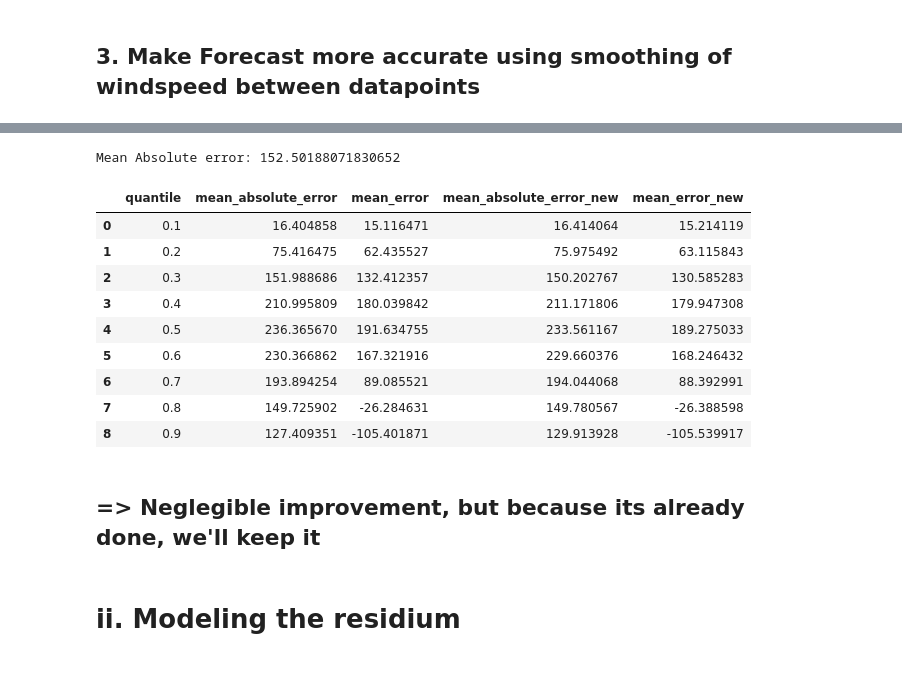
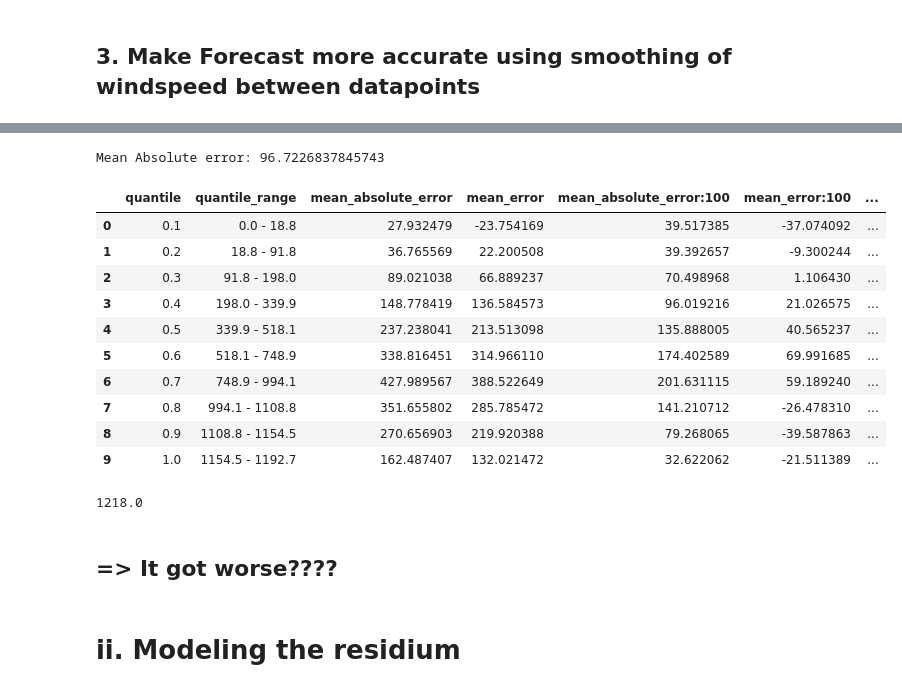
Before and after one commit to P-AEL/Energy_production_price_prediction, a Jupyter notebook: Generation_forecast/Wind_forecast/wind_foreacst_math_ml_model.ipynb, the cells around one changed output, grey strips where cells are left out. Cells and saved outputs as stored; diff of their text form; code cells hidden in the pictures.

Commit message:
Updates to wind forecast models and Docs

```diff
--- a/Generation_forecast/Wind_forecast/wind_foreacst_math_ml_model.ipynb
+++ b/Generation_forecast/Wind_forecast/wind_foreacst_math_ml_model.ipynb
@@ -16,11 +16,17 @@ df_wind = df_wind.drop(columns=['SS_Price', 'boa_MWh', 'DA_Price', 'Wind_MWh_cre
 df_wind['reference_time'] = pd.to_datetime(df_wind['reference_time'])
 df_wind['valid_time'] = pd.to_datetime(df_wind['valid_time'])
 df_latest = df_wind.groupby('valid_time').tail(1)
+# %%
+# drop everything after Jan 20, 2024
+df_latest = df_latest[df_latest['valid_time'] < '2024-01-21']
 # %%
 df_latest['WindSpeed_avg'] = (df_latest['WindSpeed_dwd'] + df_latest['WindSpeed_ncep']) / 2
 df_latest['WindSpeed:100_avg'] = (df_latest['WindSpeed:100_dwd'] + df_latest['WindSpeed:100_ncep']) / 2
 df_latest['WindSpeed_full_avg'] = (df_latest['WindSpeed_avg'] + df_latest['WindSpeed:100_avg']) / 2
+df_latest['WindSpeed^3_avg'] = (df_latest['WindSpeed^3_dwd'] + df_latest['WindSpeed^3_ncep']) / 2
+df_latest['WindSpeed^3:100_avg'] = (df_latest['WindSpeed^3:100_dwd'] + df_latest['WindSpeed^3:100_ncep']) / 2
+df_latest['WindSpeed^3_full_avg'] = (df_latest['WindSpeed^3_avg'] + df_latest['WindSpeed^3:100_avg']) / 2
 df_latest['Temperature_avg'] = (df_latest['Temperature_dwd'] + df_latest['Temperature_ncep']) / 2
 df_latest['RelativeHumidity_avg'] = (df_latest['RelativeHumidity_dwd'] + df_latest['RelativeHumidity_ncep']) / 2
 
-df_latest = df_latest.drop(columns=['WindSpeed_dwd', 'WindSpeed_ncep', 'Temperature_dwd', 'Temperature_ncep', 'RelativeHumidity_dwd', 'RelativeHumidity_ncep', 'WindSpeed:100_dwd', 'WindSpeed:100_ncep'])
+df_latest = df_latest.drop(columns=['WindSpeed_dwd', 'WindSpeed_ncep', 'Temperature_dwd', 'Temperature_ncep', 'RelativeHumidity_dwd', 'RelativeHumidity_ncep', 'WindSpeed:100_dwd', 'WindSpeed:100_ncep', 'WindSpeed^3_dwd', 'WindSpeed^3_ncep', 'WindSpeed^3:100_dwd', 'WindSpeed^3:100_ncep'])
@@ -163,0 +174,4 @@ Mean error: -34.58
+# %%
+approximated_total_efficiency = min_error[0]
+limiter = min_error[1]
+# maximum_wind_speed_for_power_curve = 12.0
@@ -191,7 +233,7 @@ for reference_time, group in df_latest.groupby('reference_time'):
 
     # Get the valid_times and corresponding wind speeds for this reference_time
     valid_times = group['valid_time'].values
-    wind_speeds = group['WindSpeed_avg'].values
+    wind_speeds = group['WindSpeed:100_avg'].values
     actual_generation = group['Wind_MW'].values
 
     # Convert valid_times to seconds for interpolation
@@ -199,8 +241,8 @@ for reference_time, group in df_latest.groupby('reference_time'):
 
     if len(valid_times) < 2:
         wind_power = 0.5 * group['AirDensity'].iloc[0] * rotor_area * avg_cubed_wind * 174 / 1000000
-        usable_wind_power = min(wind_power, 0.5 * group['AirDensity'].iloc[0] * rotor_area * maximum_wind_speed_for_power_curve ** 3 * 174 / 1000000) - const_internal_friction_coefficient
-        power_output = usable_wind_power * approximated_total_efficiency if (group['WindSpeed_avg'].iloc[0] >= minimum_wind_speed) and (group['WindSpeed_avg'].iloc[0] <= maximum_wind_speed_for_operation) else 0
+        usable_wind_power = min(wind_power, 7 * 174 * limiter / approximated_total_efficiency)
+        power_output = usable_wind_power * approximated_total_efficiency - const_internal_friction_coefficient if (group['WindSpeed:100_avg'].iloc[0] >= minimum_wind_speed) and (group['WindSpeed:100_avg'].iloc[0] <= maximum_wind_speed_for_operation) else 0
 
         # Update PowerOutput
         df_latest.loc[(df_latest['reference_time'] == reference_time) & (df_latest['valid_time'] == valid_times[0]), 'PowerOutput'] = power_output
@@ -219,15 +261,18 @@ for reference_time, group in df_latest.groupby('reference_time'):
         # Interpolate wind speeds at 1-minute intervals
         interpolated_wind_speeds = wind_speed_spline(times_1min)
 
-        # Calculate the average wind power using the cubed wind speeds
+        # Calculate the average wind power using the cubed wind speeds, reduce speeds <3ms to 0
+        avg_cubed_wind = np.mean(np.where((interpolated_wind_speeds >= 3) & (interpolated_wind_speeds <= 25), interpolated_wind_speeds, 0) ** 3)
         avg_cubed_wind = np.mean(interpolated_wind_speeds ** 3)
+        # get frac with windspeed > 3 and < 25
+        frac_generation = np.mean(np.where((interpolated_wind_speeds >= 3) & (interpolated_wind_speeds <= 25), 1, 0))
 
         # Calculate wind power and apply limits for each interval
         wind_power = 0.5 * group['AirDensity'].iloc[i] * rotor_area * avg_cubed_wind * 174 / 1000000
-        usable_wind_power = min(wind_power, 0.5 * group['AirDensity'].iloc[i] * rotor_area * maximum_wind_speed_for_power_curve ** 3 * 174 / 1000000) - const_internal_friction_coefficient
+        usable_wind_power = min(wind_power, 7 * 174 * limiter / approximated_total_efficiency)
 
         # Calculate final power output based on cut-in, cut-out wind speeds and efficiency
-        power_output = usable_wind_power * approximated_total_efficiency if (group['WindSpeed_avg'].iloc[i] >= minimum_wind_speed) and (group['WindSpeed_avg'].iloc[i] <= maximum_wind_speed_for_operation) else 0
+        power_output = max(0, usable_wind_power * approximated_total_efficiency - const_internal_friction_coefficient * frac_generation)
 
         # Update PowerOutput
         valid_time = pd.to_datetime(valid_times[i]).tz_localize('UTC')
@@ -235,33 +280,36 @@ for reference_time, group in df_latest.groupby('reference_time'):
 # %%
 # Absolute error
 print('Mean Absolute error:', np.mean(np.abs(df_latest['Wind_MW'] - df_latest['PowerOutput'])))
 # Mean absolute error in 10% quantiles
-stats_df['mean_absolute_error_new'] = 0.0
-stats_df['mean_error_new'] = 0.0
-for q in np.arange(0.1, 1, 0.1):
-    quantile_df = df_latest[(df_latest['PowerOutput'] < df_latest['Wind_MW'].quantile(q)) & (df_latest['PowerOutput'] >= df_latest['Wind_MW'].quantile(q - 0.1))]
+for q in np.arange(0.1, 1.1, 0.1):
+    quantile_df = df_latest[(df_latest['Wind_MW'] < df_latest['Wind_MW'].quantile(q)) & (df_latest['Wind_MW'] >= df_latest['Wind_MW'].quantile(q - 0.1))]
     quantile_row = {
         'quantile': q,
-        'mean_absolute_error_new': np.mean(np.abs(quantile_df['Wind_MW'] - quantile_df['PowerOutput'])),
-        'mean_error_new': np.mean(quantile_df['Wind_MW'] - quantile_df['PowerOutput'])
+        'mean_absolute_error:100_new': np.mean(np.abs(quantile_df['Wind_MW'] - quantile_df['PowerOutput'])),
+        'mean_error:100_new': np.mean(quantile_df['Wind_MW'] - quantile_df['PowerOutput'])
     }
-    stats_df.loc[stats_df['quantile'] == q, 'mean_absolute_error_new'] = quantile_row['mean_absolute_error_new']
-    stats_df.loc[stats_df['quantile'] == q, 'mean_error_new'] = quantile_row['mean_error_new']
+    stats_df.loc[stats_df['quantile'] == q, 'mean_absolute_error:100_new'] = quantile_row['mean_absolute_error:100_new']
+    stats_df.loc[stats_df['quantile'] == q, 'mean_error:100_new'] = quantile_row['mean_error:100_new']
 
 stats_df
 # %% [output]
-Mean Absolute error: 152.50188071830652
+Mean Absolute error: 96.7226837845743
-|  | quantile | mean_absolute_error | mean_error | mean_absolute_error_new | mean_error_new |
-| 0 | 0.1 | 16.404858 | 15.116471 | 16.414064 | 15.214119 |
-| 1 | 0.2 | 75.416475 | 62.435527 | 75.975492 | 63.115843 |
-| 2 | 0.3 | 151.988686 | 132.412357 | 150.202767 | 130.585283 |
-| 3 | 0.4 | 210.995809 | 180.039842 | 211.171806 | 179.947308 |
-| 4 | 0.5 | 236.365670 | 191.634755 | 233.561167 | 189.275033 |
-| 5 | 0.6 | 230.366862 | 167.321916 | 229.660376 | 168.246432 |
-| 6 | 0.7 | 193.894254 | 89.085521 | 194.044068 | 88.392991 |
-| 7 | 0.8 | 149.725902 | -26.284631 | 149.780567 | -26.388598 |
-| 8 | 0.9 | 127.409351 | -105.401871 | 129.913928 | -105.539917 |
+|  | quantile | quantile_range | mean_absolute_error | mean_error | mean_absolute_error:100 | mean_error:100 | ... |
+| 0 | 0.1 | 0.0 - 18.8 | 27.932479 | -23.754169 | 39.517385 | -37.074092 | ... |
+| 1 | 0.2 | 18.8 - 91.8 | 36.765569 | 22.200508 | 39.392657 | -9.300244 | ... |
+| 2 | 0.3 | 91.8 - 198.0 | 89.021038 | 66.889237 | 70.498968 | 1.106430 | ... |
+| 3 | 0.4 | 198.0 - 339.9 | 148.778419 | 136.584573 | 96.019216 | 21.026575 | ... |
+| 4 | 0.5 | 339.9 - 518.1 | 237.238041 | 213.513098 | 135.888005 | 40.565237 | ... |
+| 5 | 0.6 | 518.1 - 748.9 | 338.816451 | 314.966110 | 174.402589 | 69.991685 | ... |
+| 6 | 0.7 | 748.9 - 994.1 | 427.989567 | 388.522649 | 201.631115 | 59.189240 | ... |
+| 7 | 0.8 | 994.1 - 1108.8 | 351.655802 | 285.785472 | 141.210712 | -26.478310 | ... |
+| 8 | 0.9 | 1108.8 - 1154.5 | 270.656903 | 219.920388 | 79.268065 | -39.587863 | ... |
+| 9 | 1.0 | 1154.5 - 1192.7 | 162.487407 | 132.021472 | 32.622062 | -21.511389 | ... |
-# %% [markdown]
-## => Neglegible improvement, but because its already done, we'll keep it
+# %%
+df_latest['PowerOutput'].max()
+# %% [output]
+1218.0
+# %% [markdown]
+## => It got worse????
 # %% [markdown]
 # ii. Modeling the residium
```
Also changed, not shown: parts of 17 cells of this notebook, 1 other file.
